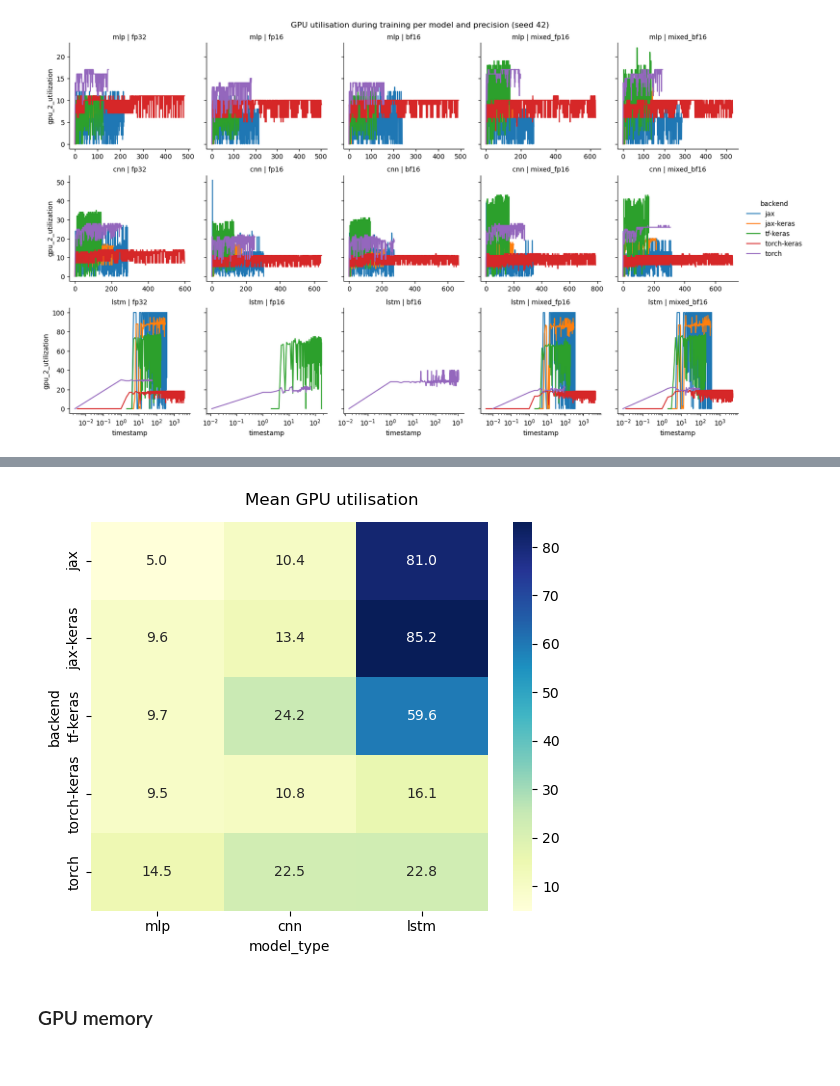
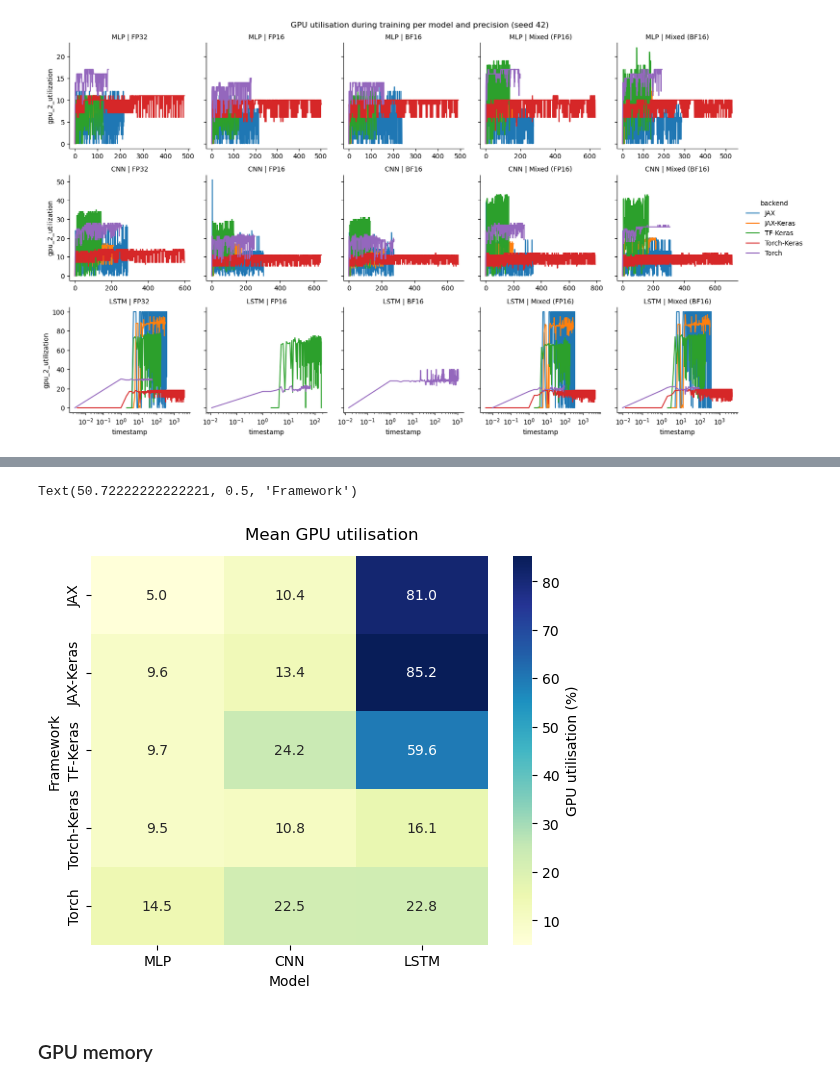
Before and after one commit to GustavoC3J/DL-frameworks-benchmark, a Jupyter notebook: results_analysis.ipynb, the cells around one changed output, grey strips where cells are left out. Saved outputs shown, nothing was run; the diff lists cells and outputs as text; code cells hidden in the pictures.

```diff
--- a/results_analysis.ipynb
+++ b/results_analysis.ipynb
@@ -105,7 +105,7 @@ for keys, subset_df in index_df.groupby(experiment_config):
         "model_type": model_type,
         "model_complexity": model_complexity,
         "precision": precision,
-        "seed": int(seed),
+        "seed": seed,
     }
 
 
@@ -605,15 +643,28 @@ plt.tight_layout()
 # %%
 df_avg = train_samples_df.groupby(["backend","model_type","precision"])["gpu_2_utilization"].mean().reset_index()
 
 df_pivot = df_avg.pivot_table(
     index="backend", columns="model_type", values="gpu_2_utilization"
 )
 
-plot = sns.heatmap(df_pivot, annot=True, fmt=".1f", cmap="YlGnBu")
+# Add labels
+df_pivot.index   = df_pivot.index.map(labels["backend"])
+df_pivot.columns = df_pivot.columns.map(labels["model_type"])
+
+plot = sns.heatmap(
+    df_pivot,
+    annot=True,
+    fmt=".1f",
+    cmap="YlGnBu",
+    cbar_kws={"label": "GPU utilisation (%)"}
+)
 
 add_title(plot, "Mean GPU utilisation", adjust=0.92)
+plot.set_xlabel(titles["model_type"])
+plot.set_ylabel(titles["backend"])
 # %% [output]
+Text(50.72222222222221, 0.5, 'Framework')
-[figure, old version]
+[figure, new version]
 # %% [markdown]
 ### GPU memory
 # %%
```
Also changed, not shown: parts of 30 cells of this notebook.
